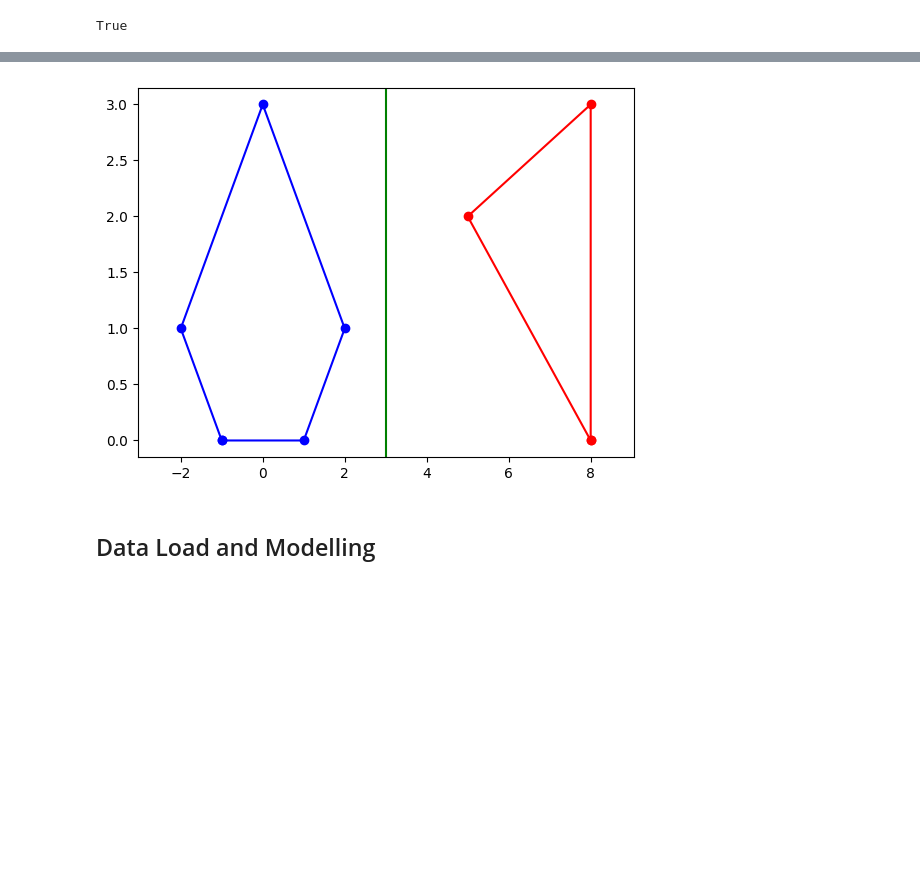
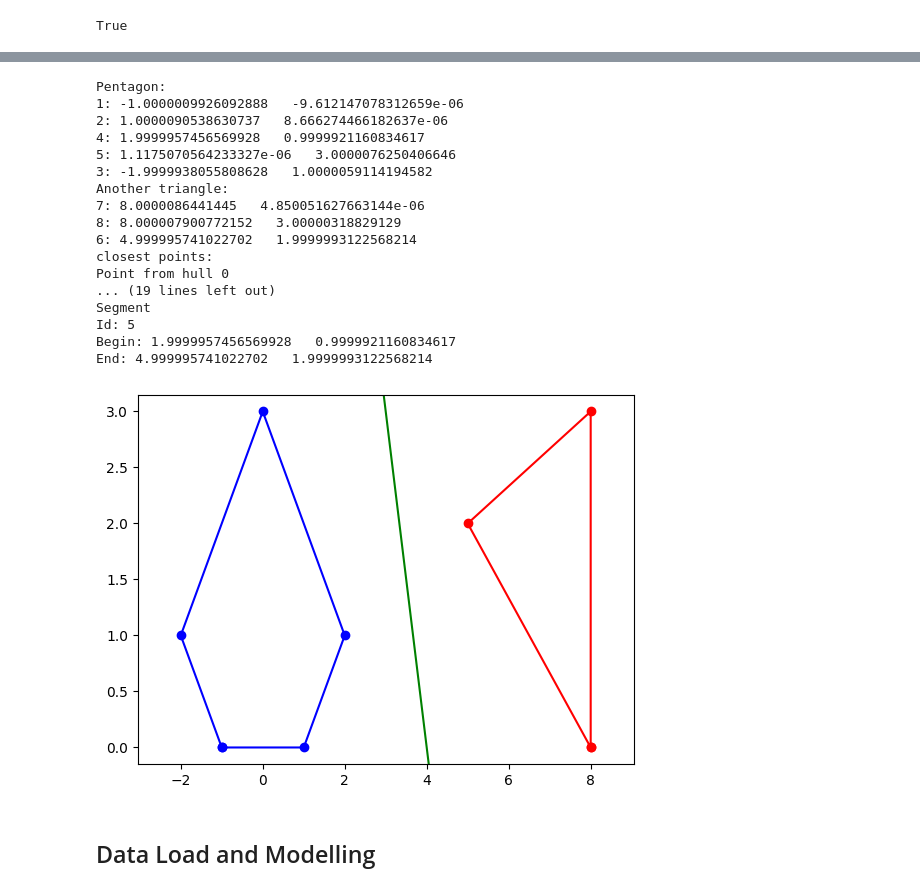
Before and after one commit to attiilla/Alg2, a Jupyter notebook: TP1/TP1.ipynb, the cells around one changed output, grey strips where cells are left out. Cells and saved outputs as stored; diff of their text form; code cells hidden in the pictures; blank space fills up the shorter version.

Commit message:
classificator line implemented

```diff
--- a/TP1/TP1.ipynb
+++ b/TP1/TP1.ipynb
@@ -67,10 +67,10 @@ def PrintHullsAndSeparator(ph_one,ph_two,sep):
     ax.plot(x,y,color='g')
 # %%
 class Point:
-    #id = 1
+    id = 1
     def __init__(self,a,b, c = 0, shake=1e-5):
-        #self.id = Point.id
-        #Point.id+=1
+        self.id = Point.id
+        Point.id+=1
         shakes = np.random.uniform(-shake, shake, 2)
         self.x = a+shakes[0]
         self.y = b+shakes[1]
@@ -803,18 +878,52 @@ True
 # %%
+Segment.Reset()
 Point.Reset()
-Segment.Reset()
-p1 = Point(5,2)
-p2 = Point(8,0)
-p3 = Point(8,3)
+p1 = Point(-1,0)
+p2 = Point(1,0)
+p3 = Point(-2,1)
+p4 = Point(2,1)
+p5 = Point(0,3)
+pentagon = SortedDict()
+pentagon[p1] = None
+pentagon[p2] = None
+pentagon[p3] = None
+pentagon[p4] = None
+pentagon[p5] = None
+p6 = Point(5,2)
+p7 = Point(8,0)
+p8 = Point(8,3)
 another_triangle = SortedDict()
-another_triangle[p1] = None
-another_triangle[p2] = None
-another_triangle[p3] = None
+another_triangle[p6] = None
+another_triangle[p7] = None
+another_triangle[p8] = None
+print("Pentagon:")
+for k in pentagon.keys():
+    print(k)
+print("Another triangle:")
+for k in another_triangle.keys():
+    print(k)
 separator = Classificator(pentagon, another_triangle)
-#another_triangle_seg = GetSegments(another_triangle)
+another_triangle_seg = GetSegments(another_triangle)
 PrintHullsAndSeparator(pentagon, another_triangle,separator)
 # %% [output]
+Pentagon:
+1: -1.0000009926092888   -9.612147078312659e-06
+2: 1.0000090538630737   8.666274466182637e-06
+4: 1.9999957456569928   0.9999921160834617
+5: 1.1175070564233327e-06   3.0000076250406646
+3: -1.9999938055808628   1.0000059114194582
+Another triangle:
+7: 8.0000086441445   4.850051627663144e-06
+8: 8.000007900772152   3.00000318829129
+6: 4.999995741022702   1.9999993122568214
+closest points:
+Point from hull 0
+... (19 lines left out)
+Segment
+Id: 5
+Begin: 1.9999957456569928   0.9999921160834617
+End: 4.999995741022702   1.9999993122568214
-[figure, old version]
+[figure, new version]
 # %% [markdown]
 ## Data Load and Modelling
 # %% [markdown]
```
Also changed, not shown: parts of 7 cells of this notebook.
